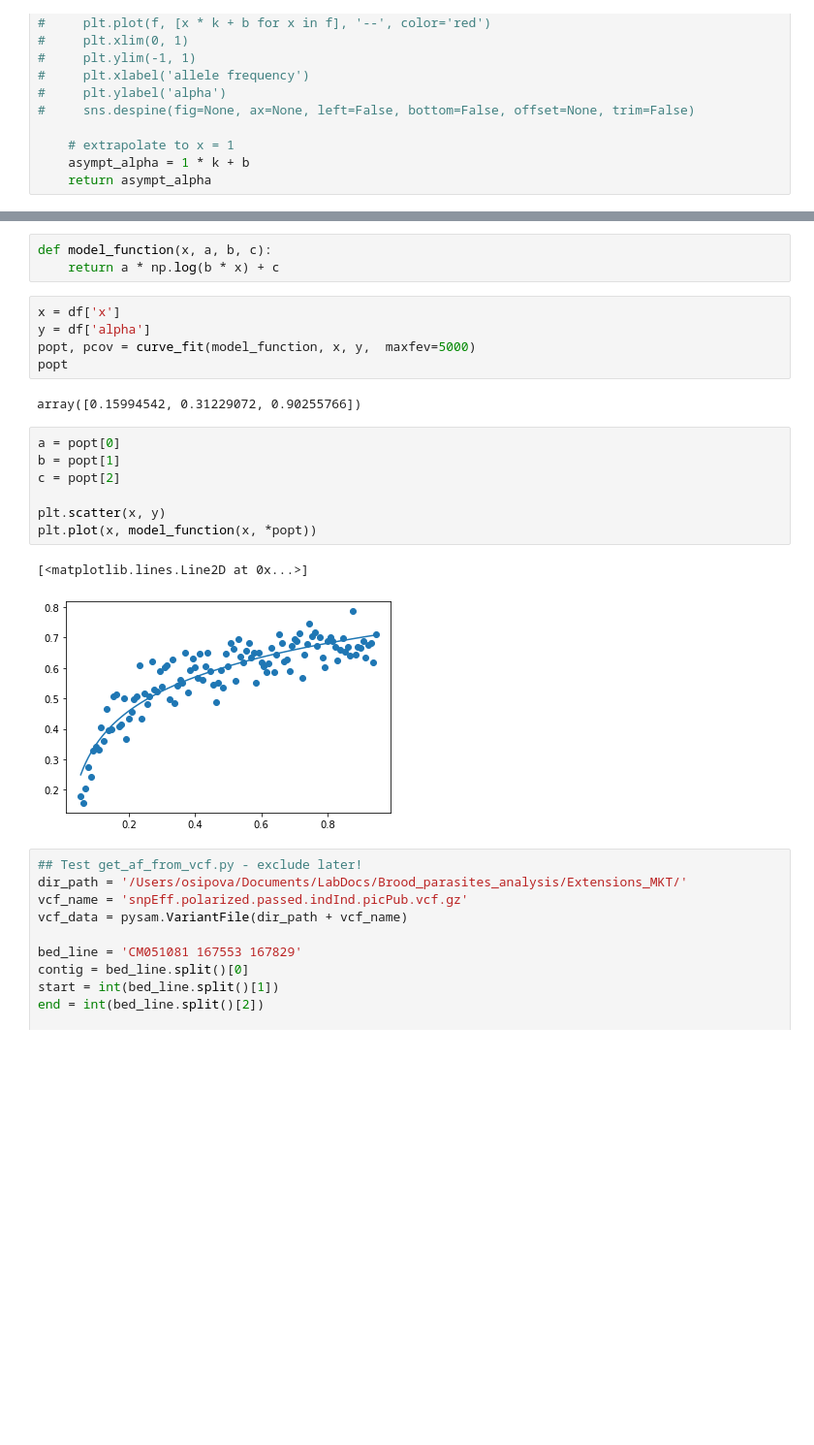
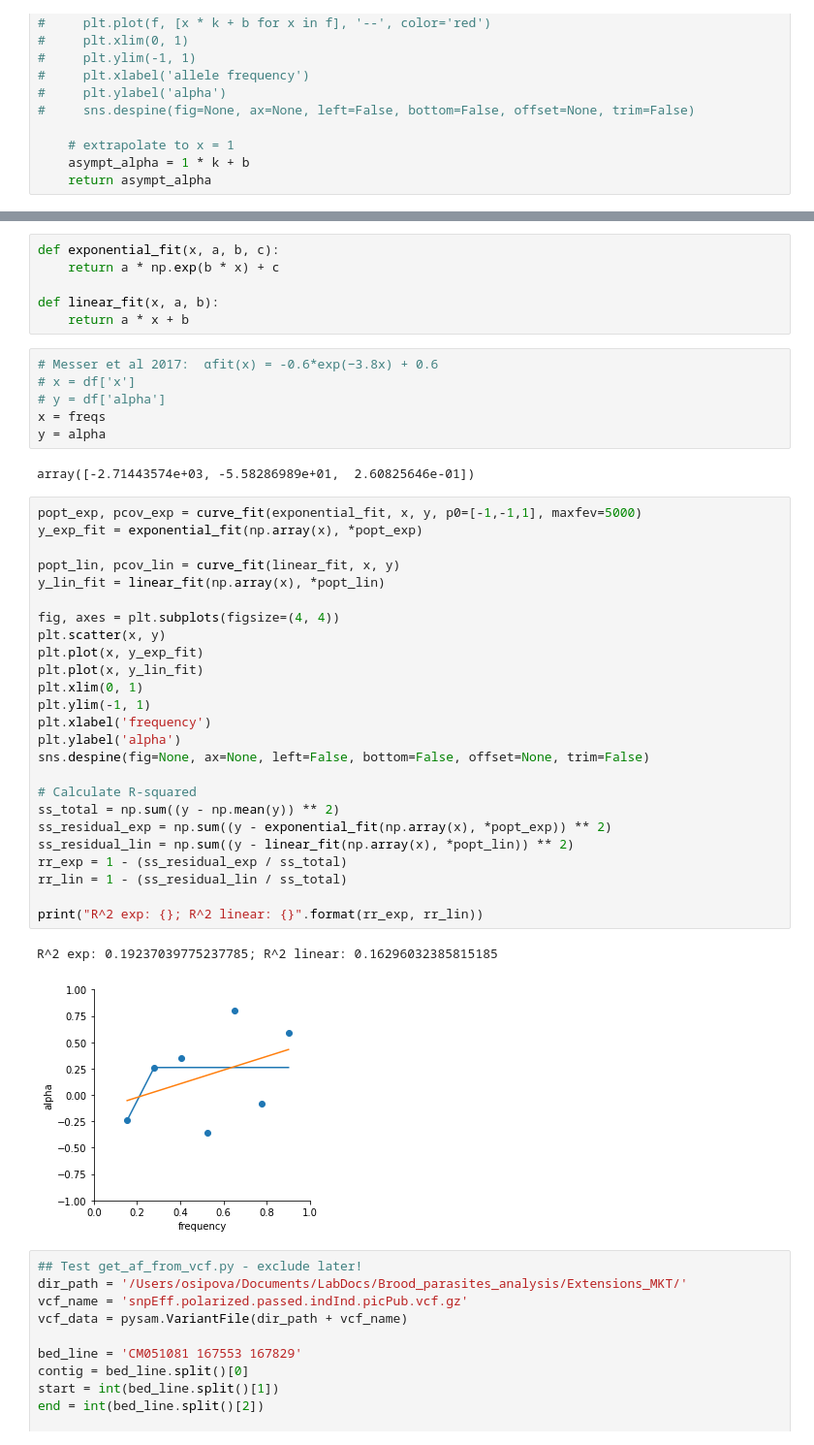
Before and after one commit to osipovarev/Brood_parasites_analysis, a Jupyter notebook: mk_extensions.ipynb, the cells around one changed output, grey strips where cells are left out. Shown at 97% size. Cells and saved outputs as stored; diff of their text form; blank space fills up the shorter version.

```diff
--- a/mk_extensions.ipynb
+++ b/mk_extensions.ipynb
@@ -143,23 +147,45 @@ plt.plot(freqs + [1], np.exp(b2) * np.exp(a2*np.array(freqs + [1])))
-# %%
-def model_function(x, a, b, c):
-    return a * np.log(b * x) + c
-# %%
-x = df['x']
-y = df['alpha']
-popt, pcov = curve_fit(model_function, x, y,  maxfev=5000)
-popt
-# %% [output]
-array([0.15994542, 0.31229072, 0.90255766])
+# %%
+def exponential_fit(x, a, b, c):
+    return a * np.exp(b * x) + c
+
+def linear_fit(x, a, b):
+    return a * x + b
+# %%
+# Messer et al 2017:  αfit(x) = -0.6*exp(−3.8x) + 0.6
+# x = df['x']
+# y = df['alpha']
+x = freqs
+y = alpha
+# %% [output]
+array([-2.71443574e+03, -5.58286989e+01,  2.60825646e-01])
 # %%
-a = popt[0]
-b = popt[1]
-c = popt[2]
+popt_exp, pcov_exp = curve_fit(exponential_fit, x, y, p0=[-1,-1,1], maxfev=5000)
+y_exp_fit = exponential_fit(np.array(x), *popt_exp)
 
+popt_lin, pcov_lin = curve_fit(linear_fit, x, y)
+y_lin_fit = linear_fit(np.array(x), *popt_lin)
+
+fig, axes = plt.subplots(figsize=(4, 4))
 plt.scatter(x, y)
-plt.plot(x, model_function(x, *popt))
+plt.plot(x, y_exp_fit)
+plt.plot(x, y_lin_fit)
+plt.xlim(0, 1)
+plt.ylim(-1, 1)
+plt.xlabel('frequency')
+plt.ylabel('alpha')
+sns.despine(fig=None, ax=None, left=False, bottom=False, offset=None, trim=False)
+
+# Calculate R-squared
+ss_total = np.sum((y - np.mean(y)) ** 2)
+ss_residual_exp = np.sum((y - exponential_fit(np.array(x), *popt_exp)) ** 2)
+ss_residual_lin = np.sum((y - linear_fit(np.array(x), *popt_lin)) ** 2)
+rr_exp = 1 - (ss_residual_exp / ss_total)
+rr_lin = 1 - (ss_residual_lin / ss_total)
+
+print("R^2 exp: {}; R^2 linear: {}".format(rr_exp, rr_lin))
 # %% [output]
-[<matplotlib.lines.Line2D at 0x...>]
+R^2 exp: 0.19237039775237785; R^2 linear: 0.16296032385815185
-[figure, old version]
+[figure, new version]
 # %%
 ## Test get_af_from_vcf.py - exclude later!
 dir_path = '/Users/osipova/Documents/LabDocs/Brood_parasites_analysis/Extensions_MKT/'
```
Also changed, not shown: parts of 8 cells of this notebook.
